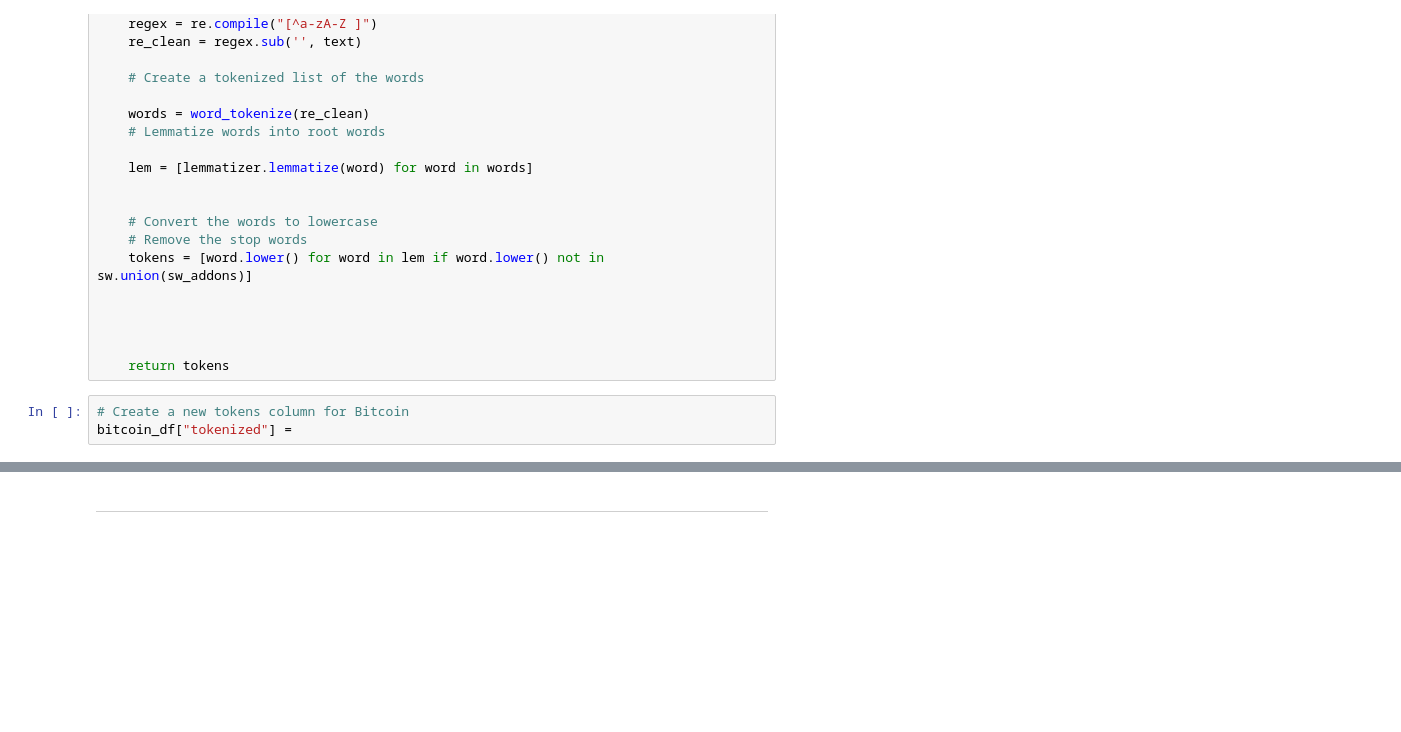
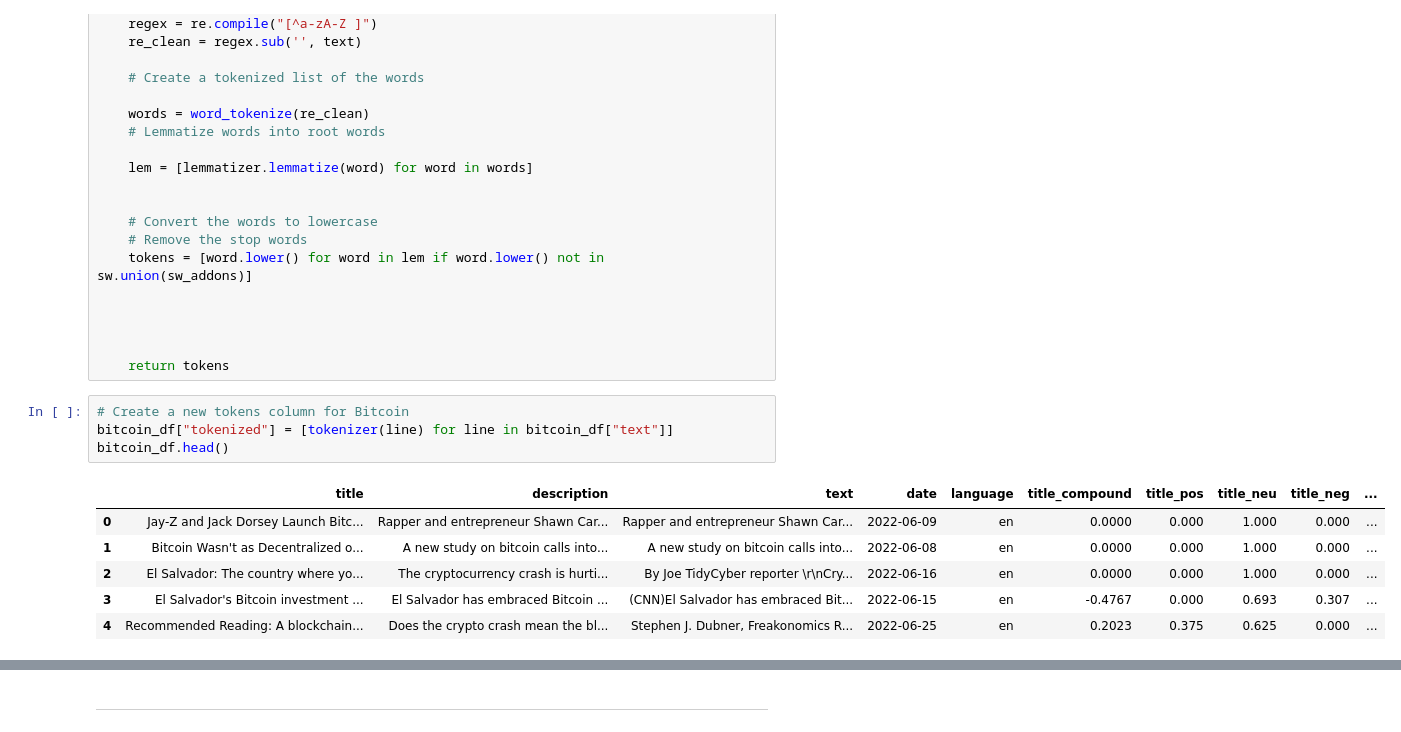
Before and after one commit to tune9/nlp-homework, a Jupyter notebook: Instructions/Starter_Code/crypto_sentiment.ipynb, the cells around one changed output, grey strips where cells are left out. Cells and saved outputs as stored; diff of their text form; blank space fills up the shorter version.

```diff
--- a/Instructions/Starter_Code/crypto_sentiment.ipynb
+++ b/Instructions/Starter_Code/crypto_sentiment.ipynb
@@ -240,6 +260,14 @@ def tokenizer(text):
     return tokens
 # %%
 # Create a new tokens column for Bitcoin
-bitcoin_df["tokenized"] =
+bitcoin_df["tokenized"] = [tokenizer(line) for line in bitcoin_df["text"]]
+bitcoin_df.head()
+# %% [output]
+|  | title | description | text | date | language | title_compound | title_pos | title_neu | title_neg | ... |
+| 0 | Jay-Z and Jack Dorsey Launch Bitc... | Rapper and entrepreneur Shawn Car... | Rapper and entrepreneur Shawn Car... | 2022-06-09 | en | 0.0000 | 0.000 | 1.000 | 0.000 | ... |
+| 1 | Bitcoin Wasn't as Decentralized o... | A new study on bitcoin calls into... | A new study on bitcoin calls into... | 2022-06-08 | en | 0.0000 | 0.000 | 1.000 | 0.000 | ... |
+| 2 | El Salvador: The country where yo... | The cryptocurrency crash is hurti... | By Joe TidyCyber reporter \r\nCry... | 2022-06-16 | en | 0.0000 | 0.000 | 1.000 | 0.000 | ... |
+| 3 | El Salvador's Bitcoin investment ... | El Salvador has embraced Bitcoin ... | (CNN)El Salvador has embraced Bit... | 2022-06-15 | en | -0.4767 | 0.000 | 0.693 | 0.307 | ... |
+| 4 | Recommended Reading: A blockchain... | Does the crypto crash mean the bl... | Stephen J. Dubner, Freakonomics R... | 2022-06-25 | en | 0.2023 | 0.375 | 0.625 | 0.000 | ... |
 # %%
 # Create a new tokens column for Ethereum
```
Also changed, not shown: parts of 21 cells of this notebook, 3 other files.
